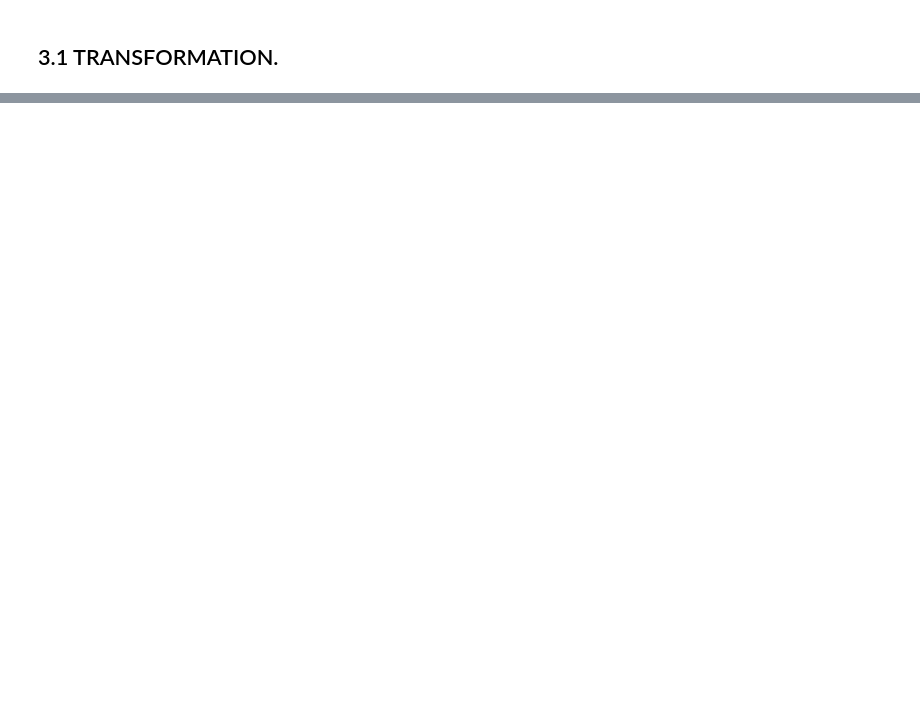
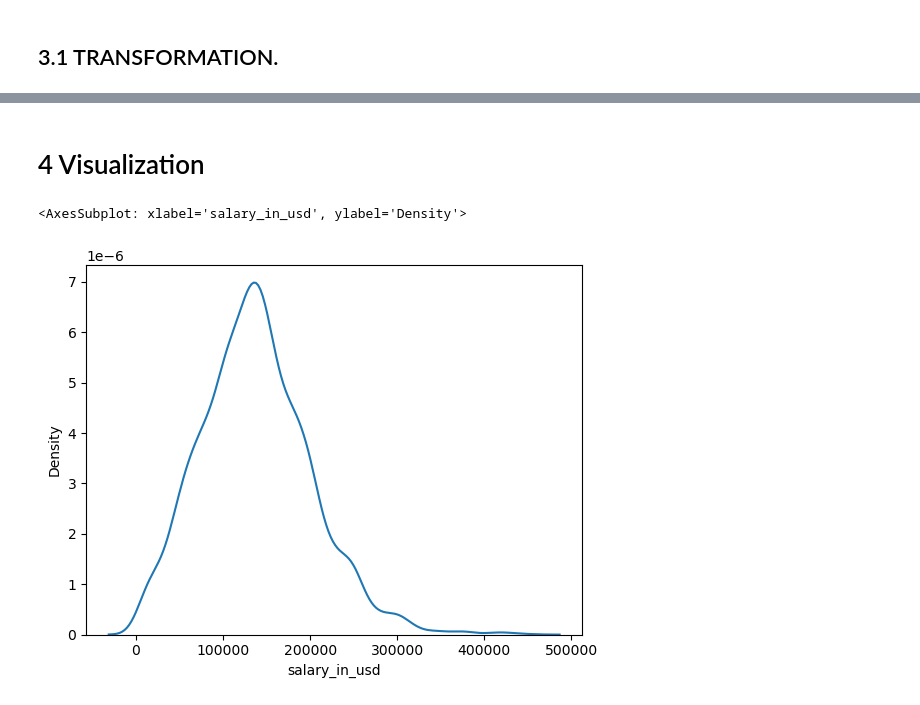
Before and after one commit to coderHelloWorld1/INFO5100_LabAssignments, a Jupyter notebook: LAB8/code.ipynb, the cells around one changed output, grey strips where cells are left out. Saved outputs shown, nothing was run; the diff lists cells and outputs as text; code cells hidden in the pictures; blank space fills up the shorter version.

Commit message:
visualization

```diff
--- a/LAB8/code.ipynb
+++ b/LAB8/code.ipynb
@@ -224,0 +305,8 @@ for i in range (len(df)):
+# %% [markdown]
+# 4 Visualization
+# %%
+#Distribution
+sns.kdeplot(df["salary_in_usd"])
+# %% [output]
+<AxesSubplot: xlabel='salary_in_usd', ylabel='Density'>
+[figure, added]
```
Also changed, not shown: parts of 17 cells of this notebook, 9 other files.
